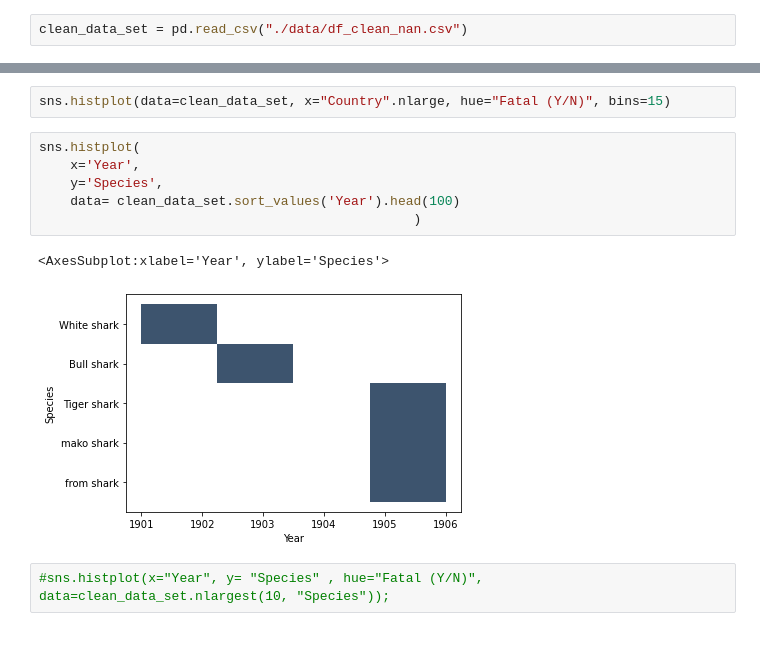
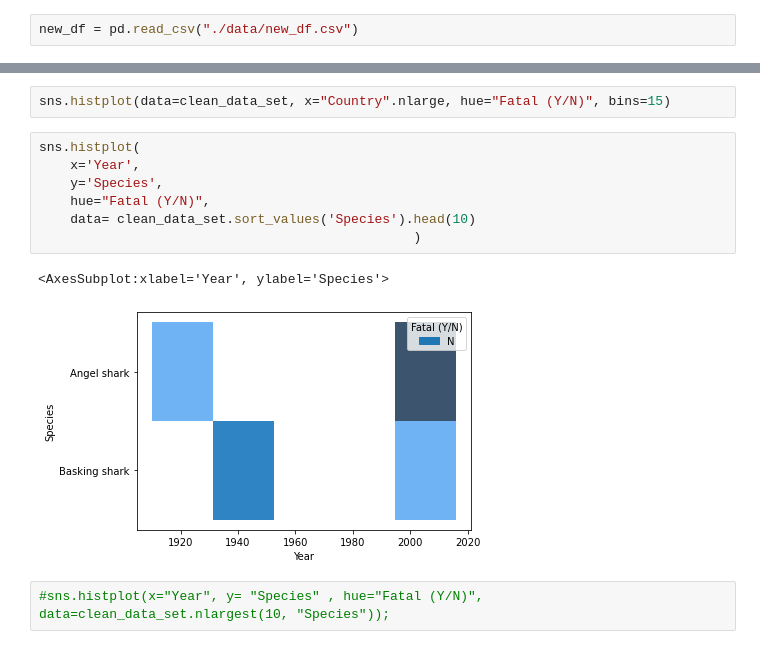
Before and after one commit to Hugocodesdude/Project_1, a Jupyter notebook: Project_1_Data_Vis.ipynb, the cells around one changed output, grey strips where cells are left out. Saved outputs shown, nothing was run; the diff lists cells and outputs as text.

```diff
--- a/Project_1_Data_Vis.ipynb
+++ b/Project_1_Data_Vis.ipynb
@@ -19,4 +19,4 @@ from matplotlib import rcParams
 import re
 pd.options.mode.chained_assignment = None
 # %%
-clean_data_set = pd.read_csv("./data/df_clean_nan.csv")
+new_df = pd.read_csv("./data/new_df.csv")
@@ -64,12 +64,13 @@ sns.histplot(data=clean_data_set, x="Country".nlarge, hue="Fatal (Y/N)", bins=15
 # %%
 sns.histplot(
     x='Year',
     y='Species',
-    data= clean_data_set.sort_values('Year').head(100)
+    hue="Fatal (Y/N)",
+    data= clean_data_set.sort_values('Species').head(10)
                                                 )
 # %% [output]
 <AxesSubplot:xlabel='Year', ylabel='Species'>
-[figure, old version]
+[figure, new version]
 # %%
 #sns.histplot(x="Year", y= "Species" , hue="Fatal (Y/N)", data=clean_data_set.nlargest(10, "Species"));
 # %%
```
Also changed, not shown: parts of 2 cells of this notebook, 2 other files.
